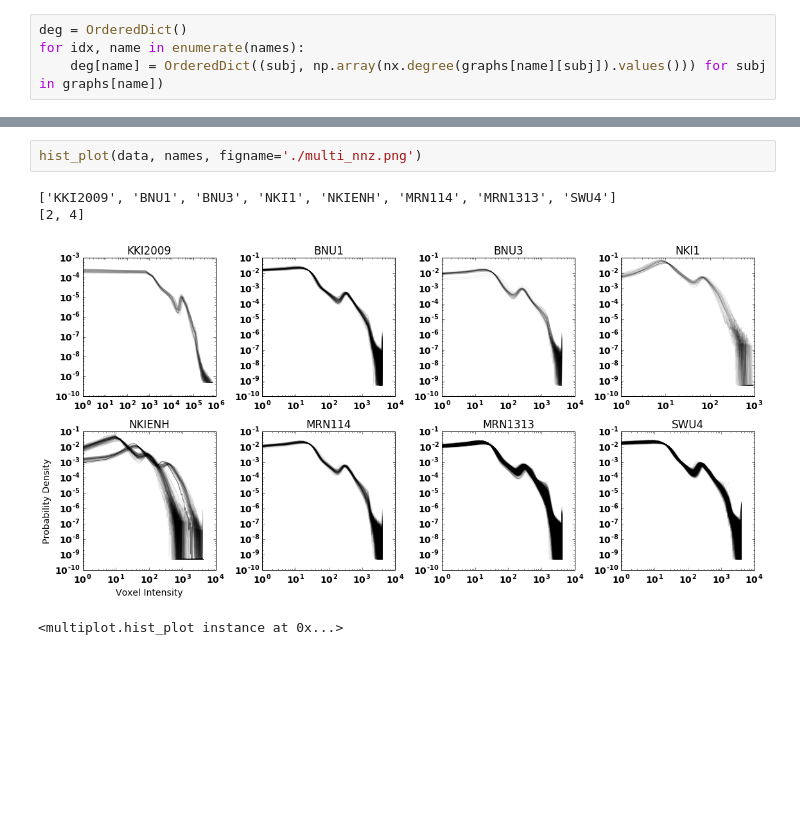
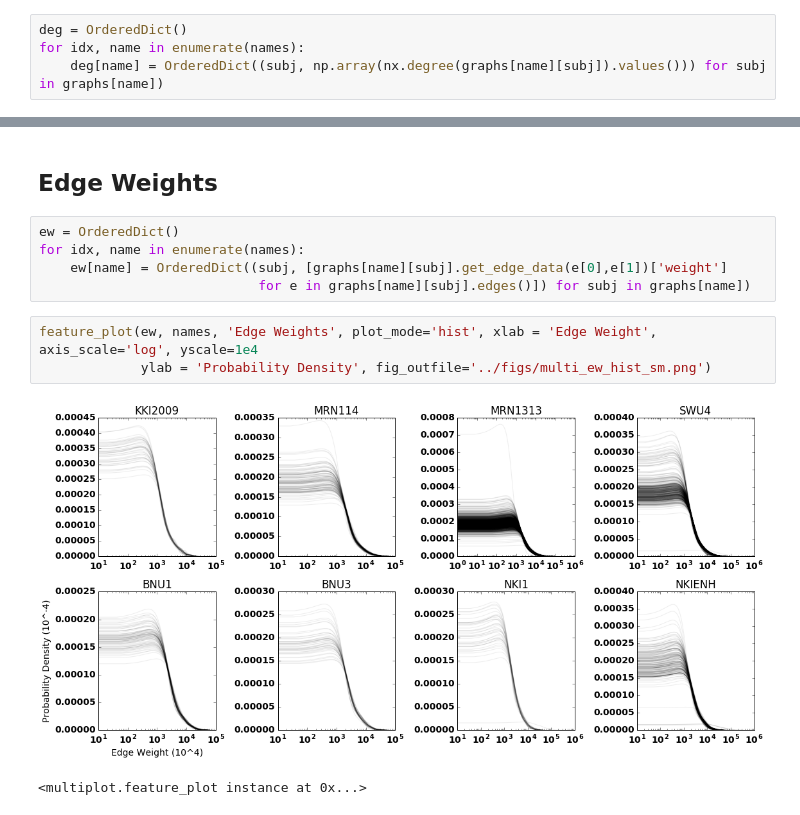
Before and after one commit to gkiar/dataset_variance, a Jupyter notebook: code/ndmg_graphsummaries.ipynb, the cells around one changed output, grey strips where cells are left out. Drawn from its saved outputs; the diff is of its cells as text; blank space fills up the shorter version.

```diff
--- a/code/ndmg_graphsummaries.ipynb
+++ b/code/ndmg_graphsummaries.ipynb
@@ -82,7 +88,13 @@ feature_plot(nnz, names, 'Number of Non-zero Edges', plotm='scatter', figname =
-# %%
-hist_plot(data, names, figname='./multi_nnz.png')
-# %% [output]
-['KKI2009', 'BNU1', 'BNU3', 'NKI1', 'NKIENH', 'MRN114', 'MRN1313', 'SWU4']
-[2, 4]
-[figure, removed]
-<multiplot.hist_plot instance at 0x...>
+# %% [markdown]
+## Edge Weights
+# %%
+ew = OrderedDict()
+for idx, name in enumerate(names):
+    ew[name] = OrderedDict((subj, [graphs[name][subj].get_edge_data(e[0],e[1])['weight']
+                            for e in graphs[name][subj].edges()]) for subj in graphs[name])
+# %%
+feature_plot(ew, names, 'Edge Weights', plot_mode='hist', xlab = 'Edge Weight', axis_scale='log', yscale=1e4
+             ylab = 'Probability Density', fig_outfile='../figs/multi_ew_hist_sm.png')
+# %% [output]
+[figure, added]
+<multiplot.feature_plot instance at 0x...>
```
Also changed, not shown: parts of 7 cells of this notebook, 5 other files.
